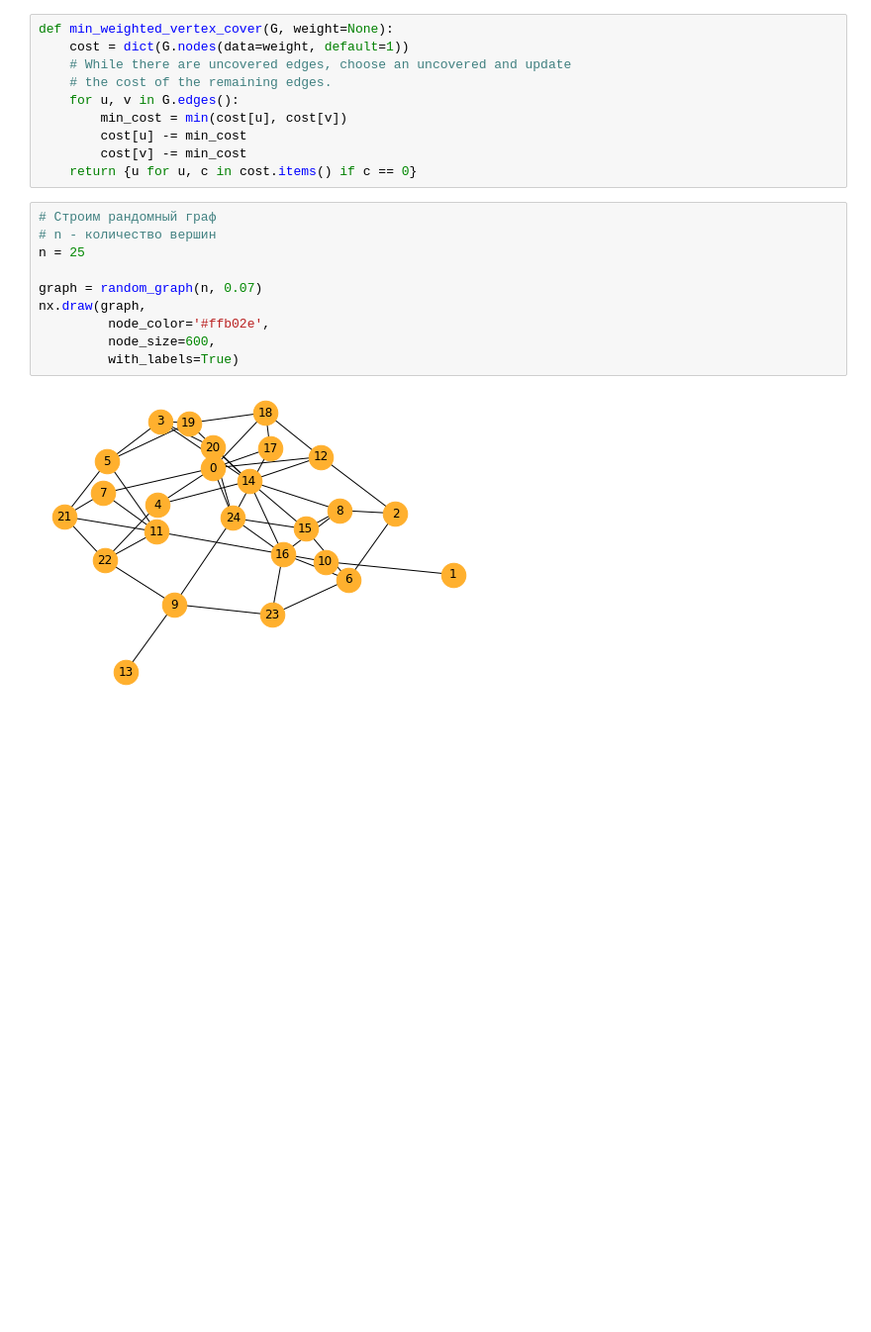
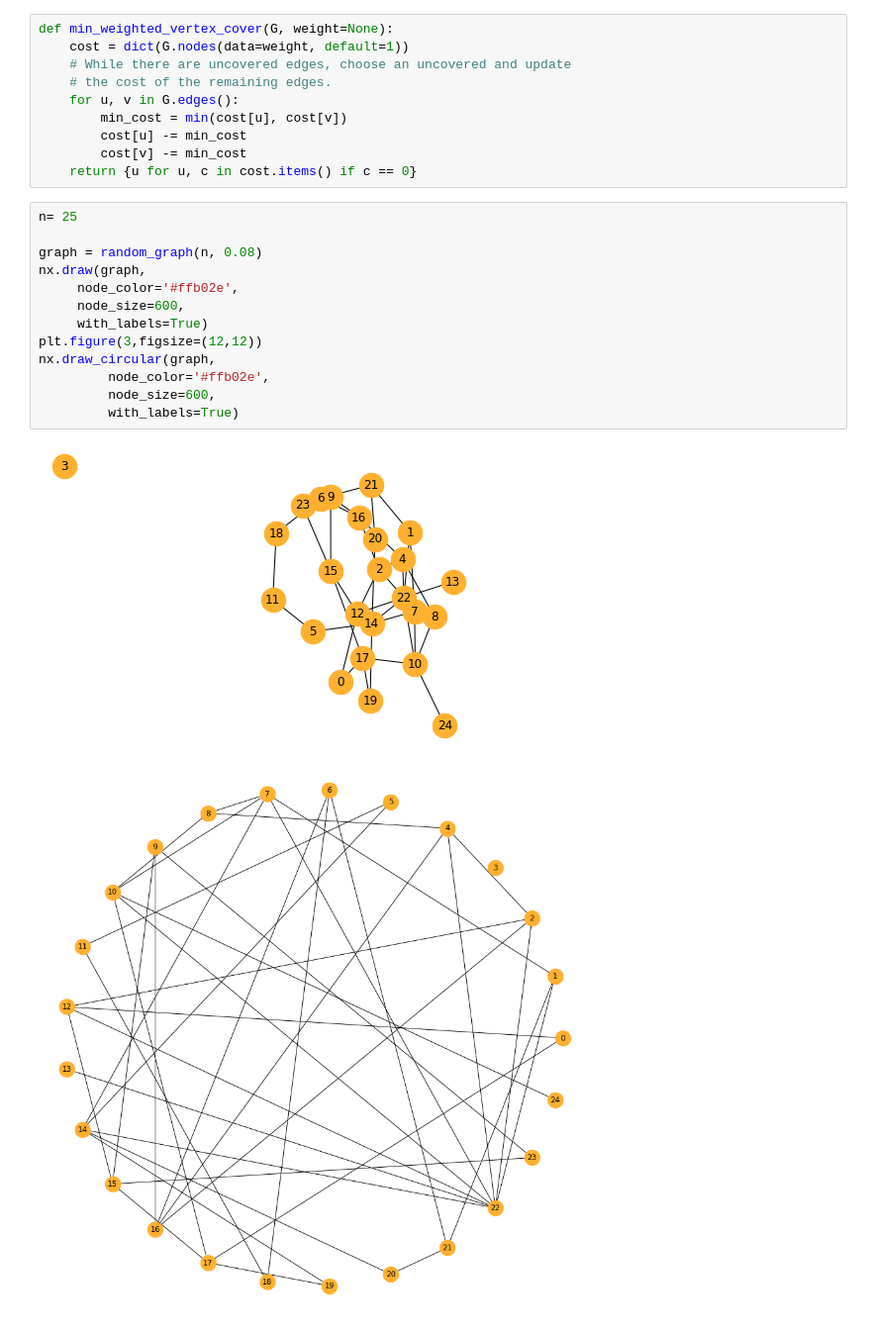
Before and after one commit to OlyaKotova/Graphs, a Jupyter notebook: main.ipynb, the cells around one changed output. Shown at 99% size. Drawn from its saved outputs; the diff is of its cells as text; blank space fills up the shorter version.

```diff
--- a/main.ipynb
+++ b/main.ipynb
@@ -97,15 +110,19 @@ def min_weighted_vertex_cover(G, weight=None):
         cost[v] -= min_cost
     return {u for u, c in cost.items() if c == 0}
 # %%
-# Строим рандомный граф
-# n - количество вершин
-n = 25
+n= 25
 
-graph = random_graph(n, 0.07)
+graph = random_graph(n, 0.08)
 nx.draw(graph,
+     node_color='#ffb02e',
+     node_size=600,
+     with_labels=True)
+plt.figure(3,figsize=(12,12))
+nx.draw_circular(graph,
          node_color='#ffb02e',
          node_size=600,
          with_labels=True)
 # %% [output]
-[figure, old version]
+[figure, new version]
+[figure, added]
 # %%
```
Also changed, not shown: parts of 11 cells of this notebook, 2 other files.
